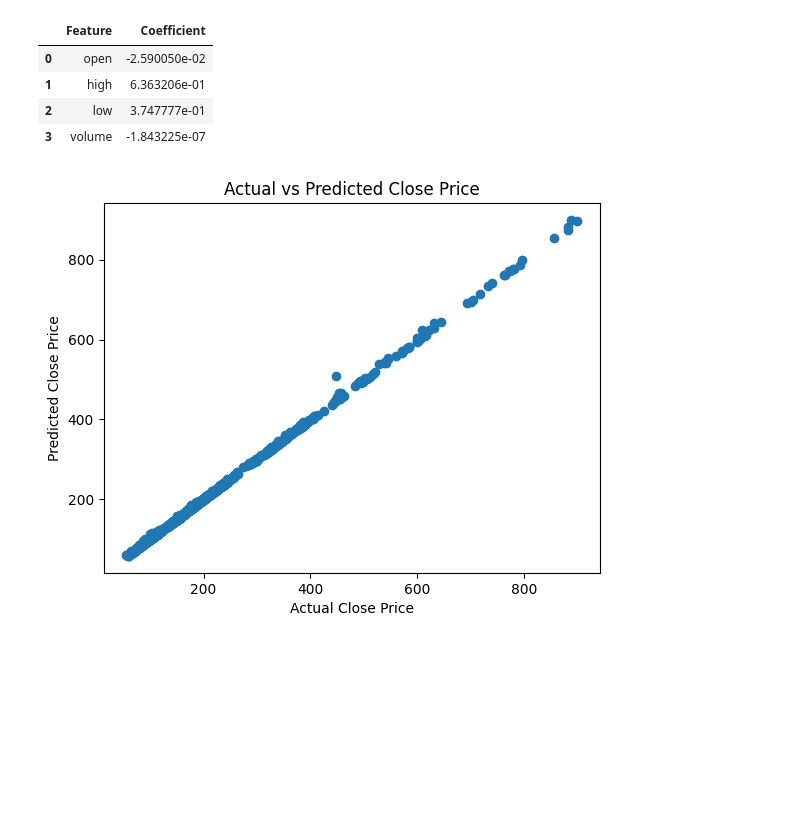
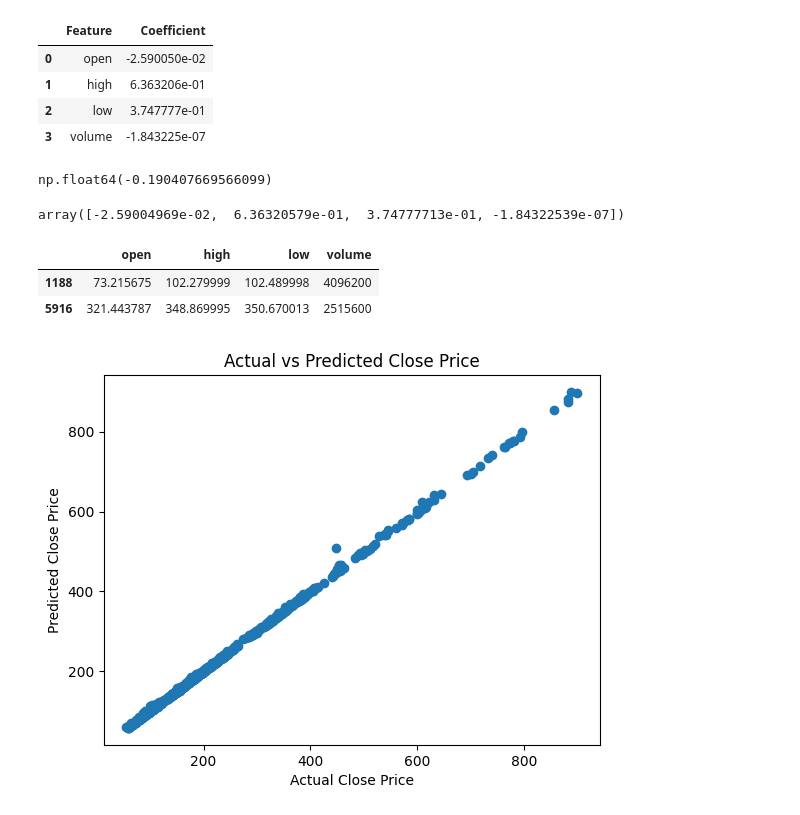
Before and after one commit to aarya1505/Finalyear_ml_project-, a Jupyter notebook: 9033_Final_year_ml.ipynb, the cells around one changed output. Cells and saved outputs as stored; diff of their text form; code cells hidden in the pictures; blank space fills up the shorter version.

```diff
--- a/9033_Final_year_ml.ipynb
+++ b/9033_Final_year_ml.ipynb
@@ -409,3 +411,17 @@ coefficients
+# %%
+interceptt
+# %% [output]
+np.float64(-0.190407669566099)
+# %%
+model.coef_
+# %% [output]
+array([-2.59004969e-02,  6.36320579e-01,  3.74777713e-01, -1.84322539e-07])
+# %%
+X_test.head(2)
+# %% [output]
+|  | open | high | low | volume |
+| 1188 | 73.215675 | 102.279999 | 102.489998 | 4096200 |
+| 5916 | 321.443787 | 348.869995 | 350.670013 | 2515600 |
 # %%
 import matplotlib.pyplot as plt
 
```
Also changed, not shown: parts of 1 cell of this notebook.
